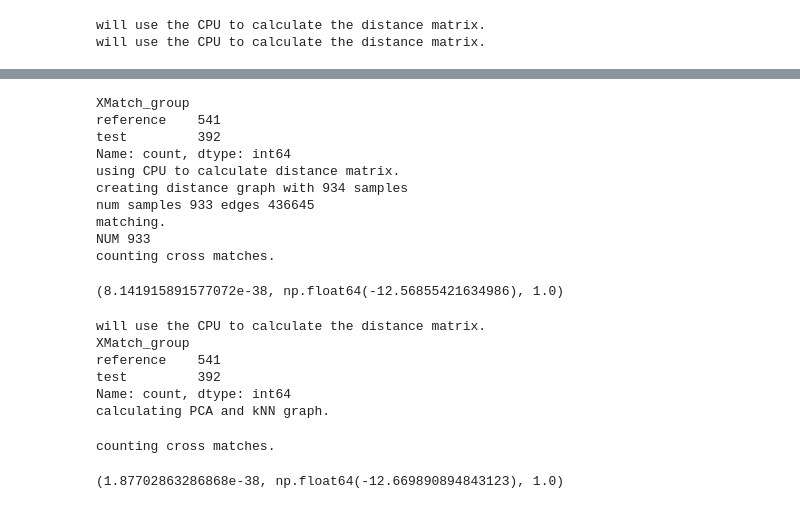
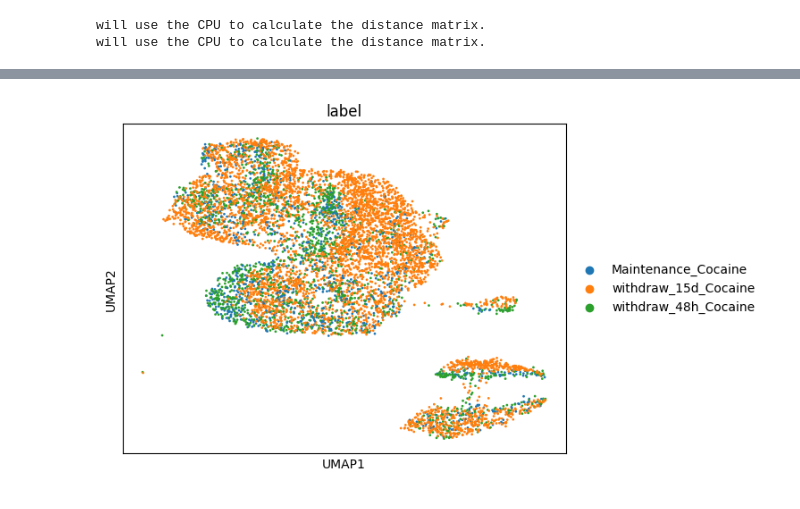
Before and after one commit to bionetslab/scXMatch_paper, a Jupyter notebook: notebooks/Untitled.ipynb, the cells around one changed output, grey strips where cells are left out. Saved outputs shown, nothing was run; the diff lists cells and outputs as text; code cells hidden in the pictures.

```diff
--- a/notebooks/Untitled.ipynb
+++ b/notebooks/Untitled.ipynb
@@ -22,2 +34,2 @@ data_path = "/mnt/data"
 # %%
-mcf = read_h5ad(os.path.join(data_path, 'mcfarland.hdf5'))
+adata = read_h5ad(os.path.join(data_path, 'bhattacherjee.hdf5'))
@@ -24,4 +49,4 @@ mcf = read_h5ad(os.path.join(data_path, 'mcfarland.hdf5'))
 # %%
-sc.pp.log1p(mcf)
-sc.pp.highly_variable_genes(mcf, n_top_genes=2000)
-mcf = mcf[:, mcf.var.highly_variable]
+sc.pp.log1p(adata)
+sc.pp.highly_variable_genes(adata, n_top_genes=2000)
+adata = adata[:, adata.var.highly_variable]
@@ -35,25 +57,10 @@ reference = "control"
+# %%
+cell_type = "Excitatory"
+ct_adata = adata[adata.obs["cell_type"] == cell_type]
+# %%
+sc.pl.umap(ct_adata, color="label")
+# %% [output]
+[figure, added]
 # %%
-rosenbaum(mcf, group_by="perturbation", reference=reference, test_group=g6, use_nx=False, k=None)
+withdraw_15d = dict()
+withdraw_48h = dict()
-# %% [output]
-XMatch_group
-reference    541
-test         392
-Name: count, dtype: int64
-using CPU to calculate distance matrix.
-creating distance graph with 934 samples
-num samples 933 edges 436645
-matching.
-NUM 933
-counting cross matches.
-(8.141915891577072e-38, np.float64(-12.56855421634986), 1.0)
-# %%
-rosenbaum(mcf, group_by="perturbation", reference=reference, test_group=g6, use_nx=False, k=5)
-# %% [output]
-will use the CPU to calculate the distance matrix.
-XMatch_group
-reference    541
-test         392
-Name: count, dtype: int64
-calculating PCA and kNN graph.
-counting cross matches.
-(1.87702863286868e-38, np.float64(-12.669890894843123), 1.0)
```
Also changed, not shown: parts of 14 cells of this notebook, 9 other files.
